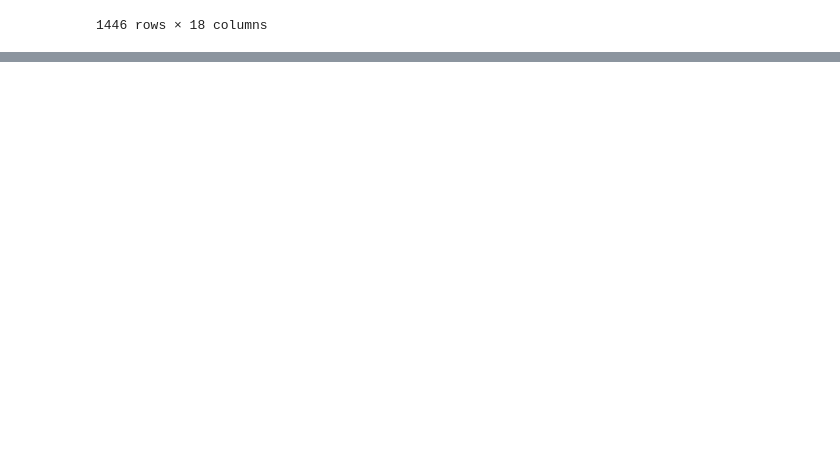
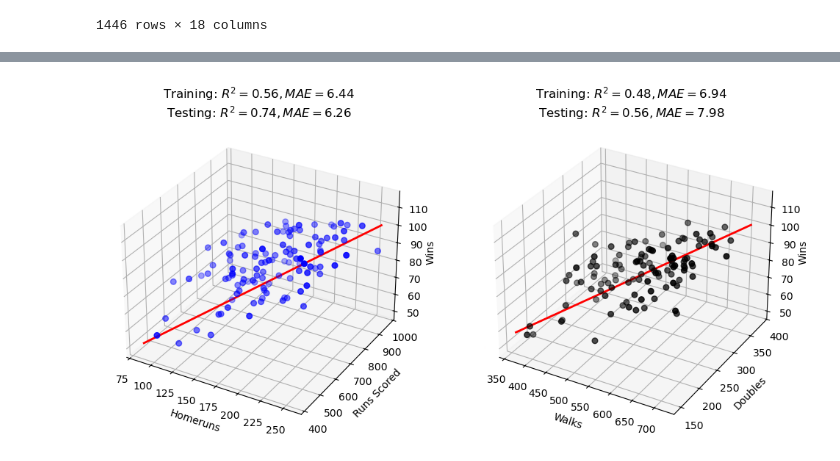
Before and after one commit to DYYasUNCStudent/COMP562, a Jupyter notebook: P1/P1.ipynb, the cells around one changed output, grey strips where cells are left out. Cells and saved outputs as stored; diff of their text form; code cells hidden in the pictures; blank space fills up the shorter version.

```diff
--- a/P1/P1.ipynb
+++ b/P1/P1.ipynb
@@ -376,3 +290,97 @@ plt.show()
+# %%
+title_str = "Training: $R^2={0:.2f}, MAE={1:0.2f}$\nTesting: $R^2={2:.2f}, MAE={3:0.2f}$"
+
+# --------------------------------------
+# Add your P3 coding solution below.
+# --------------------------------------
+
+df = P1.copy()
+train_data = df.sample(frac=0.8, random_state=562)
+test_data = df.drop(train_data.index)
+
+def gradient_des_OLSR(X, y):
+    def f(theta):
+        X_aug = np.c_[np.ones(X.shape[0]), X]
+        pred = X_aug @ theta
+        return np.mean((pred - y.ravel()) ** 2)
+
+    theta_0 = np.zeros(X.shape[1] + 1)
+
+    result = minimize(f, theta_0, method='L-BFGS-B')
+    return result.x
+
+def predict(X, theta):
+    X = np.c_[np.ones(X.shape[0]), X]
+    return X @ theta
+
+# Model 1
+X_train_1 = train_data[["Homeruns", "Runs Scored"]].to_numpy()
+y_train_1 = train_data[["Wins"]].to_numpy()
+x_test_1 = test_data[["Homeruns", "Runs Scored"]].to_numpy()
+y_test_1 = test_data[["Wins"]].to_numpy()
+
+theta1 = gradient_des_OLSR(X_train_1, y_train_1)
+train_pred_1 = predict(X_train_1, theta1)
+test_pred_1 = predict(x_test_1, theta1)
+
+R2_train_1 = r2(y_train_1.ravel(),  train_pred_1.ravel())
+mae_train_1 = mae(y_train_1.ravel(), train_pred_1.ravel())
+R2_test_1  = r2(y_test_1.ravel(),   test_pred_1.ravel())
+mae_test_1 = mae(y_test_1.ravel(),  test_pred_1.ravel())
+
+
+# Model 2
+X_train_2 = train_data[["Walks", "Doubles"]].to_numpy()
+y_train_2 = train_data[["Wins"]].to_numpy()
+X_test_2  = test_data[["Walks", "Doubles"]].to_numpy()
+y_test_2  = test_data[["Wins"]].to_numpy()
+
+theta_2 = gradient_des_OLSR(X_train_2, y_train_2)
+yhat_train_2 = predict(X_train_2, theta_2)
+yhat_test_2  = predict(X_test_2,  theta_2)
+
+R2_train_2 = r2(y_train_2.ravel(),  yhat_train_2.ravel())
+mae_train_2 = mae(y_train_2.ravel(), yhat_train_2.ravel())
+R2_test_2  = r2(y_test_2.ravel(),   yhat_test_2.ravel())
+mae_test_2 = mae(y_test_2.ravel(),  yhat_test_2.ravel())
+
+# Plots
+figure = plt.figure(figsize=(12, 12))
+
+ax1 = figure.add_subplot(121, projection='3d')
+ax1.scatter(X_train_1[:, 0], X_train_1[:, 1], y_train_1.ravel(), c="blue", s=30)
+
+x1_range = np.linspace(X_train_1[:, 0].min(), X_train_1[:, 0].max(), 100)
+x2_range = np.linspace(X_train_1[:, 1].min(), X_train_1[:, 1].max(), 100)
+phi_line = np.c_[np.ones_like(x1_range), x1_range, x2_range]
+y_line  = (phi_line @ theta1).ravel()
+ax1.plot(x1_range, x2_range, y_line, c="red", linewidth=2)
+
+ax1.set_xlabel("Homeruns")
+ax1.set_ylabel("Runs Scored")
+ax1.set_zlabel("Wins", rotation=90, labelpad=-0.7)
+ax1.set_zlim(top=119)
+ax1.set_title(title_str.format(R2_train_1, mae_train_1, R2_test_1, mae_test_1))
+
+ax2 = figure.add_subplot(122, projection='3d')
+ax2.scatter(X_train_2[:, 0], X_train_2[:, 1], y_train_2.ravel(), c="black", s=30)
+
+x1_range = np.linspace(X_train_2[:, 0].min(), X_train_2[:, 0].max(), 100)
+x2_range = np.linspace(X_train_2[:, 1].min(), X_train_2[:, 1].max(), 100)
+phi_line = np.c_[np.ones_like(x1_range), x1_range, x2_range]
+y_line  = (phi_line @ theta_2).ravel()
+ax2.plot(x1_range, x2_range, y_line, c="red", linewidth=2)
+
+ax2.set_xlabel("Walks")
+ax2.set_ylabel("Doubles")
+ax2.set_ylim(top=400)
+ax2.set_zlabel("Wins", rotation=90, labelpad=-0.7)
+ax2.set_zlim(top=119)
+ax2.set_title(title_str.format(R2_train_2, mae_train_2, R2_test_2, mae_test_2))
+
+plt.show()
+# %% [output]
+[figure, added]
 # %% [markdown]
 ****
 
```
Also changed, not shown: parts of 5 cells of this notebook.
